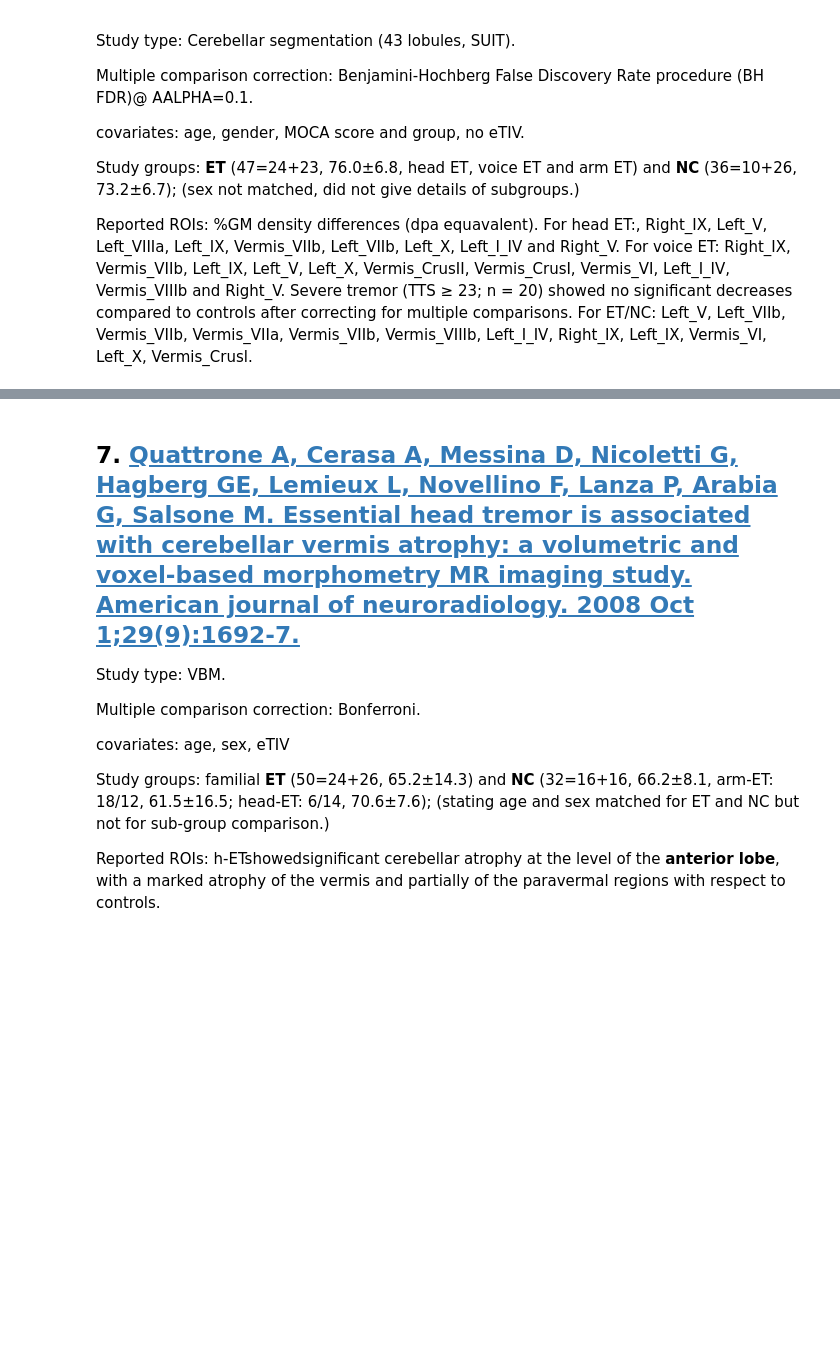
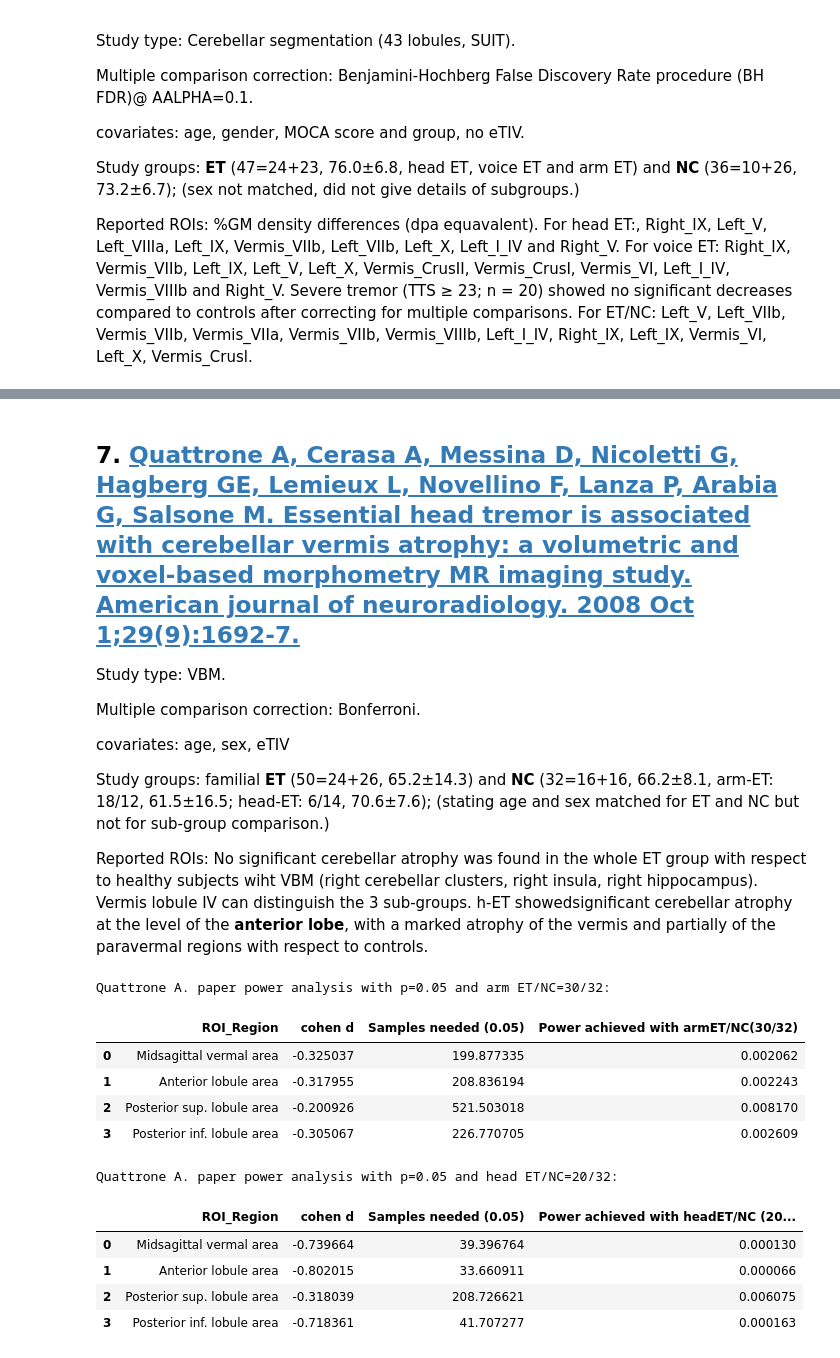
Before and after one commit to Vincent-wq/Replicability-of-PD-ICA, a Jupyter notebook: codes/devel/cerebellum_confounder/0_power_analysis.ipynb, the cells around one changed output, grey strips where cells are left out. Cells and saved outputs as stored; diff of their text form; code cells hidden in the pictures; blank space fills up the shorter version.

Commit message:
updated with all literature power analysis.

```diff
--- a/codes/devel/cerebellum_confounder/0_power_analysis.ipynb
+++ b/codes/devel/cerebellum_confounder/0_power_analysis.ipynb
@@ -166,10 +171,10 @@ p3_s_nc = [122.6, 32.6, 41.9, 8.2, 4.2];
 
 p3_g_arm_cohend=[]; p3_g_head_cohend=[]
 for i in range(len(p3_roi)):
-    p3_g_arm_cohend.append(cohend_sts(p3_n_arm_et,p3_m_arm_et[i],p3_s_arm_et[i],
-                                      p3_n_nc,p3_m_nc[i],p3_s_nc[i]));
-    p3_g_head_cohend.append(cohend_sts(p3_n_head_et,p3_m_head_et[i],p3_s_head_et[i],
-                                      p3_n_nc,p3_m_nc[i],p3_s_nc[i]));
+    p3_g_arm_cohend.append(cohend_from_sts(p3_n_arm_et,p3_m_arm_et[i],p3_s_arm_et[i],
+                                           p3_n_nc,p3_m_nc[i],p3_s_nc[i]));
+    p3_g_head_cohend.append(cohend_from_sts(p3_n_head_et,p3_m_head_et[i],p3_s_head_et[i],
+                                            p3_n_nc,p3_m_nc[i],p3_s_nc[i]));
 
 p3_g_arm_samples_needed = [power.tt_ind_solve_power(effect_size=x, alpha=p, power=0.9) for x in p3_g_arm_cohend];
 p3_g_arm_power_achieved = [power.tt_ind_solve_power(effect_size=x, nobs1=p3_n_arm_et, alpha=p, ratio=p3_n_arm_et/p3_n_nc, alternative='larger') for x in p3_g_arm_cohend];
@@ -250,10 +255,9 @@ p5_s_nc = [0.0065, 0.0006, 0.0003];
 p5_g_et_cohend=[]; p5_cere_class_cohend=[]
 
 for i in range(len(p5_roi)):
-    p5_g_et_cohend.append(cohend_sts(p5_n_et,p5_m_et[i],p5_s_et[i],
-                                     p5_n_nc,p5_m_nc[i],p5_s_nc[i]));
-    p5_cere_class_cohend.append(cohend_sts(p5_n_cere_et,p5_m_cere_et[i],p5_s_cere_et[i],
-                                           p5_n_classic_et,p5_m_classic_et[i],p5_s_classic_et[i]));
+    p5_g_et_cohend.append(cohend_from_sts(p5_n_et,p5_m_et[i],p5_s_et[i],p5_n_nc,p5_m_nc[i],p5_s_nc[i]));
+    p5_cere_class_cohend.append(cohend_from_sts(p5_n_cere_et,p5_m_cere_et[i],p5_s_cere_et[i],
+                                                p5_n_classic_et,p5_m_classic_et[i],p5_s_classic_et[i]));
 
 p5_g_et_samples_needed = [power.tt_ind_solve_power(effect_size=x, alpha=p, power=0.9) for x in p5_g_et_cohend];
 p5_g_et_power_achieved = [power.tt_ind_solve_power(effect_size=x, nobs1=p5_n_et, alpha=p, ratio=p5_n_et/p5_n_nc, alternative='larger') for x in p5_g_et_cohend];
@@ -270,8 +274,7 @@ print('\n')
 p5_g_cere_res={"ROI_Region":p5_roi,"cohen d":p5_cere_class_cohend,"Samples needed ("+str(p)+")":p5_g_cere_samples_needed,
               "Power achieved with cerebellarET/classicET ("+str(p5_n_cere_et)+"/"+str(p5_n_classic_et)+")":p5_g_cere_power_achieved}
 p5_g_cere_df=pd.DataFrame(p5_g_cere_res)
-print("Cerasa A. paper power analysis with p=0.05 and cerebellarET/classicET=20/19:\n")
-p5_g_cere_df
+print("Shin H. paper power analysis with p=0.05 and cerebellarET/classicET=20/19:\n")
 display(p5_g_cere_df)
 # %% [output]
 Shin H. paper power analysis with p=0.05 and ET/NC=39/36:
@@ -364,5 +367,54 @@ covariates: age, sex, eTIV
 
 Study groups: familial **ET** (50=24+26, 65.2±14.3) and **NC** (32=16+16, 66.2±8.1, arm-ET: 18/12, 61.5±16.5; head-ET: 6/14, 70.6±7.6); (stating age and sex matched for ET and NC but not for sub-group comparison.)
 
-Reported ROIs: h-ETshowedsignificant cerebellar atrophy at the level of the **anterior lobe**, with a marked atrophy of the vermis
-and partially of the paravermal regions with respect to controls.
+Reported ROIs: No significant cerebellar atrophy was found in the whole ET group with respect to healthy subjects wiht VBM (right cerebellar clusters, right insula,  right hippocampus). Vermis lobule IV can distinguish the 3 sub-groups. h-ET showedsignificant cerebellar atrophy at the level of the **anterior lobe**, with a marked atrophy of the vermis and partially of the paravermal regions with respect to controls.
+# %%
+# paper7
+p7_n_head_et=20; p7_n_arm_et=30;  p7_n_nc=32; p = 0.05;
+p7_roi=['Midsagittal vermal area', 'Anterior lobule area', 'Posterior sup. lobule area', 'Posterior inf. lobule area'];
+
+p7_m_arm_et  = [849.8, 373.7, 201.1, 274.9];
+p7_s_arm_et = [124.6, 53.9, 37.4, 56.6];
+
+p7_m_head_et = [790.3, 343.8, 195.8, 250.6];
+p7_s_head_et = [94.5, 37.9, 37.1, 43.1];
+
+p7_m_nc = [898.6, 394.5, 209.7, 294.3];
+p7_s_nc = [170.6, 74.6, 47.3, 69.5];
+
+p7_cohend_arm_et=[]; p7_cohend_head_et=[];
+
+for i in range(len(p7_roi)):
+    p7_cohend_arm_et.append(cohend_from_sts(p7_n_arm_et,p7_m_arm_et[i],p7_s_arm_et[i],p7_n_nc,p7_m_nc[i],p7_s_nc[i]));
+    p7_cohend_head_et.append(cohend_from_sts(p7_n_head_et,p7_m_head_et[i],p7_s_head_et[i],p7_n_nc,p7_m_nc[i],p7_s_nc[i]));
+
+p7_samples_needed_arm_et = [power.tt_ind_solve_power(effect_size=x, alpha=p, power=0.9) for x in p7_cohend_arm_et];
+p7_power_achieved_arm_et = [power.tt_ind_solve_power(effect_size=x, nobs1=p7_n_arm_et, alpha=p, ratio=p7_n_arm_et/p7_n_nc, alternative='larger') for x in p7_cohend_arm_et];
+
+p7_samples_needed_head_et = [power.tt_ind_solve_power(effect_size=x, alpha=p, power=0.9) for x in p7_cohend_head_et];
+p7_power_achieved_head_et = [power.tt_ind_solve_power(effect_size=x, nobs1=p7_n_head_et, alpha=p, ratio=p7_n_head_et/p7_n_nc, alternative='larger') for x in p7_cohend_head_et];
+
+p7_arm_et_res={"ROI_Region":p7_roi,"cohen d":p7_cohend_arm_et,"Samples needed ("+str(p)+")":p7_samples_needed_arm_et,
+             "Power achieved with armET/NC("+str(p7_n_arm_et)+"/"+str(p7_n_nc)+")":p7_power_achieved_arm_et}
+p7_arm_et_df=pd.DataFrame(p7_arm_et_res)
+print("Quattrone A. paper power analysis with p=0.05 and arm ET/NC=30/32:\n")
+display(p7_arm_et_df)
+print('\n')
+p7_head_et_res={"ROI_Region":p7_roi,"cohen d":p7_cohend_head_et,"Samples needed ("+str(p)+")":p7_samples_needed_head_et,
+              "Power achieved with headET/NC ("+str(p7_n_head_et)+"/"+str(p7_n_nc)+")":p7_power_achieved_head_et}
+p7_head_et_df=pd.DataFrame(p7_head_et_res)
+print("Quattrone A. paper power analysis with p=0.05 and head ET/NC=20/32:\n")
+display(p7_head_et_df)
+# %% [output]
+Quattrone A. paper power analysis with p=0.05 and arm ET/NC=30/32:
+|  | ROI_Region | cohen d | Samples needed (0.05) | Power achieved with armET/NC(30/32) |
+| 0 | Midsagittal vermal area | -0.325037 | 199.877335 | 0.002062 |
+| 1 | Anterior lobule area | -0.317955 | 208.836194 | 0.002243 |
+| 2 | Posterior sup. lobule area | -0.200926 | 521.503018 | 0.008170 |
+| 3 | Posterior inf. lobule area | -0.305067 | 226.770705 | 0.002609 |
+Quattrone A. paper power analysis with p=0.05 and head ET/NC=20/32:
+|  | ROI_Region | cohen d | Samples needed (0.05) | Power achieved with headET/NC (20... |
+| 0 | Midsagittal vermal area | -0.739664 | 39.396764 | 0.000130 |
+| 1 | Anterior lobule area | -0.802015 | 33.660911 | 0.000066 |
+| 2 | Posterior sup. lobule area | -0.318039 | 208.726621 | 0.006075 |
+| 3 | Posterior inf. lobule area | -0.718361 | 41.707277 | 0.000163 |
```
Also changed, not shown: parts of 4 cells of this notebook.
